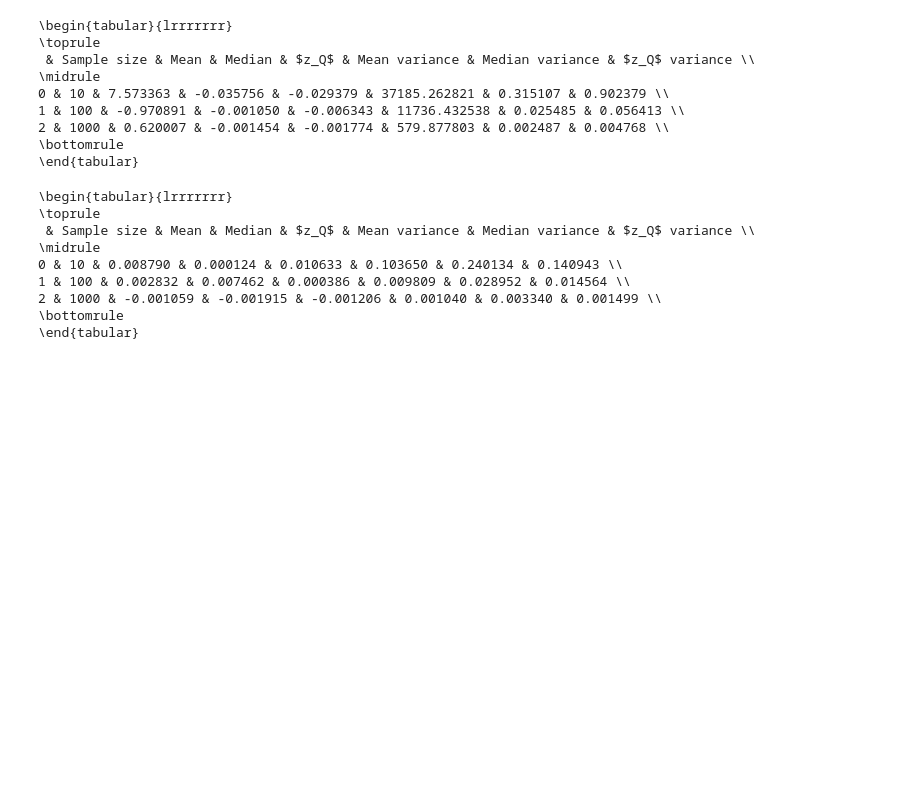
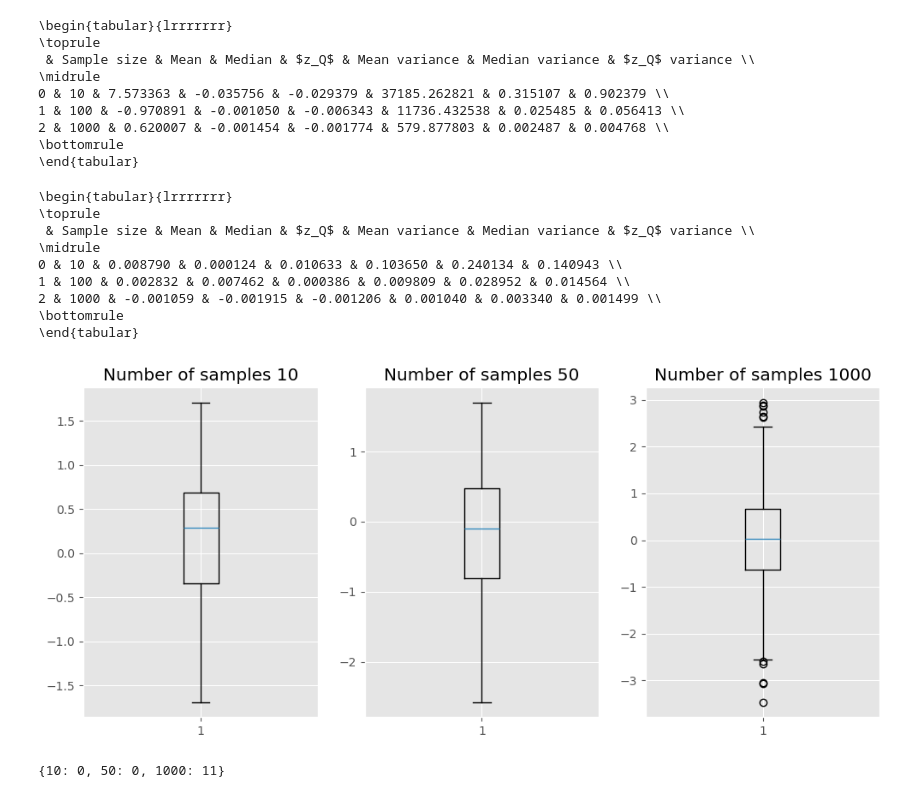
Before and after one commit to AndrewM0204/stats, a Jupyter notebook: stat1.ipynb, the cells around one changed output. Saved outputs shown, nothing was run; the diff lists cells and outputs as text; code cells hidden in the pictures; blank space fills up the shorter version.

```diff
--- a/stat1.ipynb
+++ b/stat1.ipynb
@@ -45,6 +45,22 @@ def statistics(dist):
     ans = pd.DataFrame(ans, columns=['Mean','Median','$z_Q$', 'Mean variance','Median variance','$z_Q$ variance'])
     ans = pd.concat((pd.DataFrame(np.array([10, 100, 1000]), columns=['Sample size']), ans), axis=1)
     return ans
+# %%
+def print_boxplot(dist, save_path=None):
+    a = dict()
+    a[10] = dist.rvs(20)
+    a[50] = dist.rvs(100)
+    a[1000] = dist.rvs(1000)
+    fig, axes = plt.subplots(1, 3, figsize=(12, 5))
+    outliers = dict.fromkeys(a.keys())
+    for num, ax in zip(a.keys(), axes):
+        ax.set_title(f'Number of samples {num}')
+        bplot = ax.boxplot(a[num])
+        outliers[num] = len(bplot["fliers"][0].get_ydata())
+    if save_path:
+        plt.savefig(save_path)
+    plt.show()
+    return outliers
 # %%
 print_hist_dencity(stats.poisson(10), (0, 20), './poisson')
 # %% [output]
@@ -109,3 +135,8 @@ print(statistics(stats.uniform(-np.sqrt(3), 2*np.sqrt(3))).to_latex())
 2 & 1000 & -0.001059 & -0.001915 & -0.001206 & 0.001040 & 0.003340 & 0.001499 \\
 \bottomrule
 \end{tabular}
+# %%
+print_boxplot(stats.norm(0, 1), './images/norm_box')
+# %% [output]
+[figure, added]
+{10: 0, 50: 0, 1000: 11}
```
Also changed, not shown: parts of 5 cells of this notebook, 4 other files.
